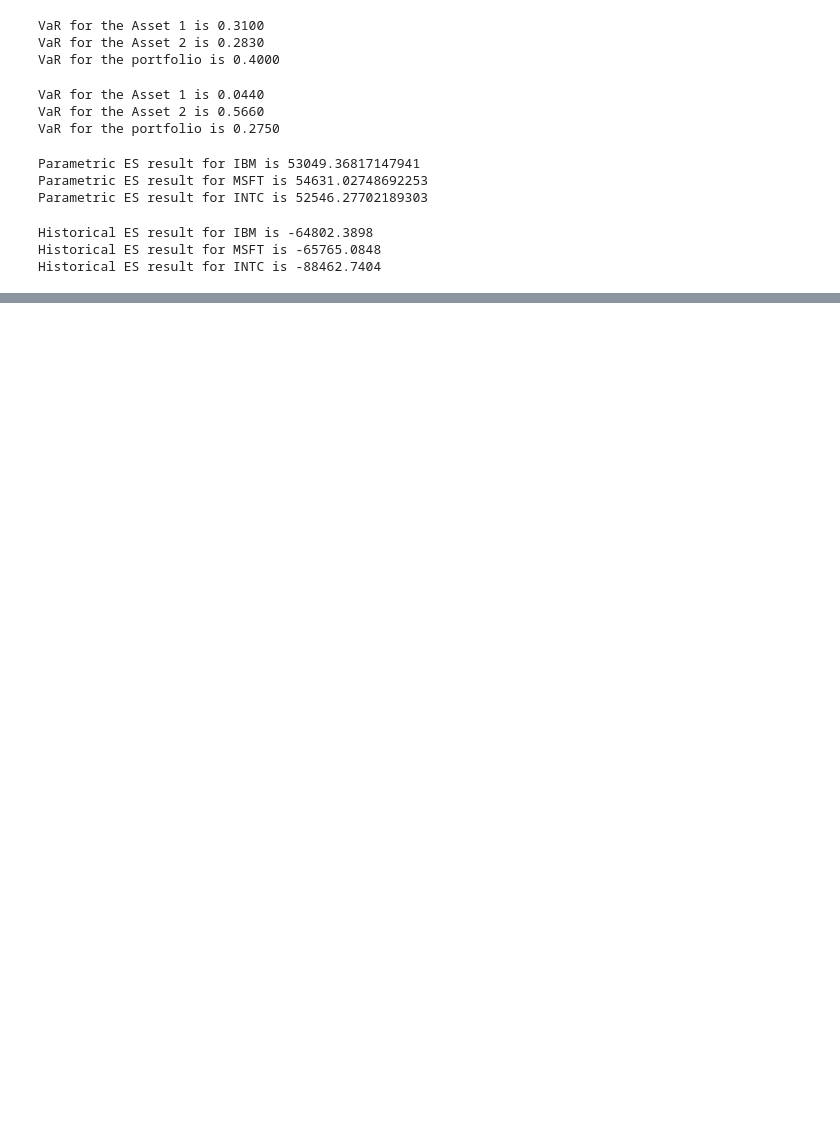
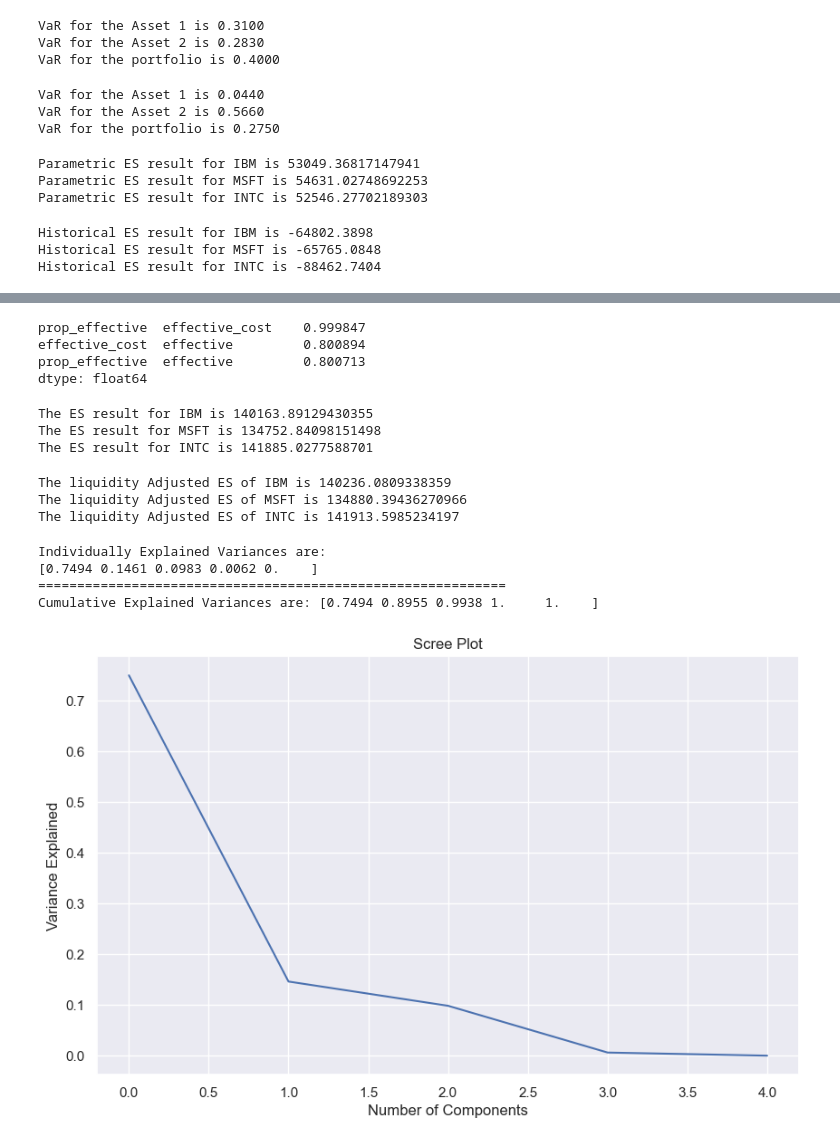
Before and after one commit to donmany85/Risk, a Jupyter notebook: ch5_Modeling_MarketRisk.ipynb, the cells around one changed output, grey strips where cells are left out. Cells and saved outputs as stored; diff of their text form; code cells hidden in the pictures; blank space fills up the shorter version.

```diff
--- a/ch5_Modeling_MarketRisk.ipynb
+++ b/ch5_Modeling_MarketRisk.ipynb
@@ -347,0 +358,23 @@ Historical ES result for INTC is -88462.7404
+# %%
+effective_cost=[]
+for i in range(len(bid_ask)):
+    if bid_ask['buyer_seller_init'][i]==1:
+        effective_cost.append((bid_ask['PRC'][i]-
+                        bid_ask['mid_price'][i])/
+                        bid_ask['mid_price'][i])
+    else:
+        effective_cost.append((bid_ask['mid_price'][i]-
+                                    bid_ask['PRC'][i])/
+                                bid_ask['mid_price'][i])
+bid_ask['effective_cost']=effective_cost
+# %%
+bid_ask['quoted']=bid_ask['ASKHI']-bid_ask['BIDLO']
+bid_ask['prop_quoted']=(bid_ask['ASKHI']-bid_ask['BIDLO'])/\
+    bid_ask['mid_price']
+bid_ask['effective']=2*abs(bid_ask['PRC']-bid_ask['mid_price'])
+bid_ask['prop_effective']=2*abs(bid_ask['PRC']-
+bid_ask['mid_price'])/\
+    bid_ask['PRC']
+# %%
+spread_meas=bid_ask.iloc[:,-5:]
+spread_meas.corr()
@@ -347,0 +400,10 @@ Historical ES result for INTC is -88462.7404
+# %%
+high_corr=spread_meas.corr().unstack()\
+    .sort_values(ascending=False).drop_duplicates()
+
+high_corr[(high_corr>0.80)&(high_corr !=1)]
+# %% [output]
+prop_effective  effective_cost    0.999847
+effective_cost  effective         0.800894
+prop_effective  effective         0.800713
+dtype: float64
@@ -347,0 +431,19 @@ Historical ES result for INTC is -88462.7404
+# %%
+ES_params=ES_parametric(initial_investment, conf_level)
+for i in range(len(symbols)):
+    print(f'The ES result for {symbols[i]} is {ES_params[i]}')
+# %% [output]
+The ES result for IBM is 140163.89129430355
+The ES result for MSFT is 134752.84098151498
+The ES result for INTC is 141885.0277588701
+# %%
+k=1.96
+
+for i, j in zip(range(len(symbols)), symbols):
+    print('The liquidity Adjusted ES of {} is {}'
+    .format(j, ES_params[i]+(df.loc[j].values[0]/2)*
+    (cross_sec_mean_corr+k*std_corr)))
+# %% [output]
+The liquidity Adjusted ES of IBM is 140236.0809338359
+The liquidity Adjusted ES of MSFT is 134880.39436270966
+The liquidity Adjusted ES of INTC is 141913.5985234197
@@ -347,0 +453,25 @@ Historical ES result for INTC is -88462.7404
+# %%
+scaler=StandardScaler()
+spread_meas_scaled=scaler.fit_transform(np.abs(spread_meas))
+pca=PCA(n_components=5)
+prin_comp=pca.fit_transform(spread_meas_scaled)
+# %%
+var_expl=np.round(pca.explained_variance_ratio_, decimals=4)
+cum_var=np.cumsum(np.round(pca.explained_variance_ratio_,
+decimals=4))
+print('Individually Explained Variances are:\n{}'.format(var_expl))
+print('=='*30)
+print('Cumulative Explained Variances are: {}'.format(cum_var))
+# %% [output]
+Individually Explained Variances are:
+[0.7494 0.1461 0.0983 0.0062 0.    ]
+============================================================
+Cumulative Explained Variances are: [0.7494 0.8955 0.9938 1.     1.    ]
+# %%
+plt.plot(pca.explained_variance_ratio_)
+plt.xlabel('Number of Components')
+plt.ylabel('Variance Explained')
+plt.title('Scree Plot')
+plt.show()
+# %% [output]
+[figure, added]
```
Also changed, not shown: parts of 25 cells of this notebook.
